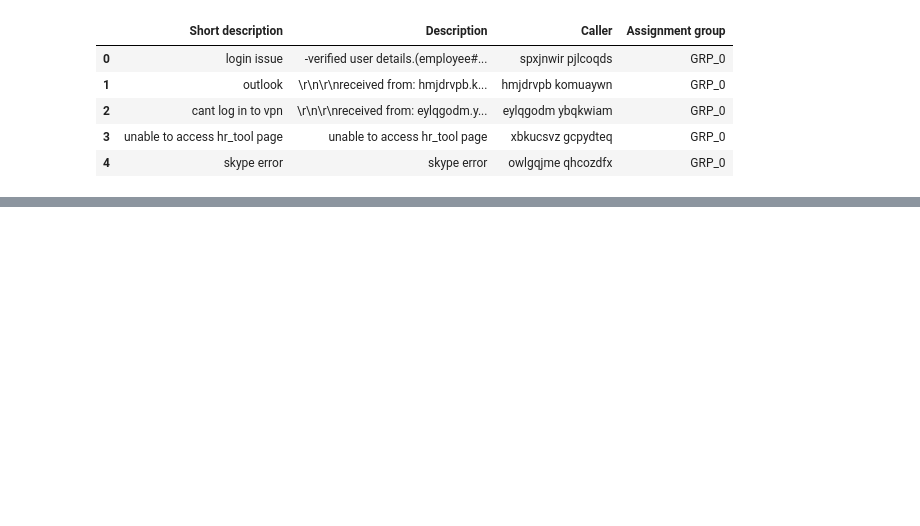
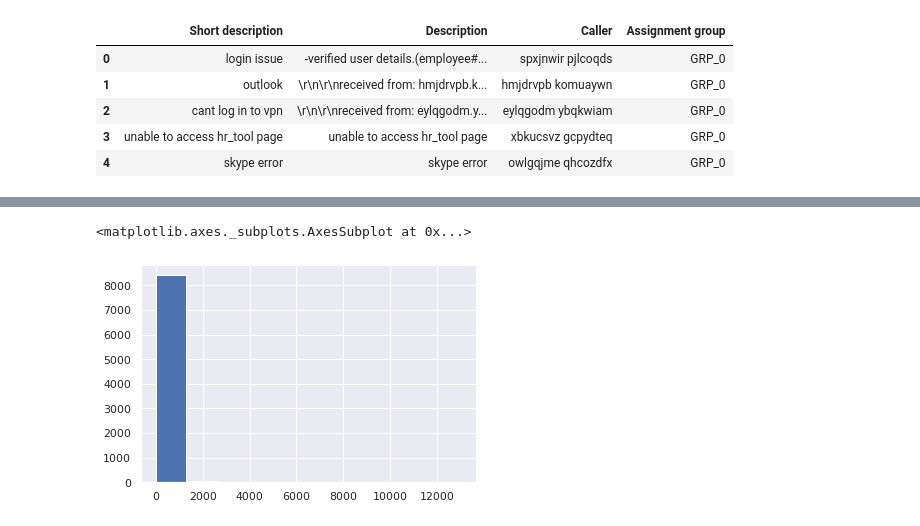
Before and after one commit to ShyamMuralidharan/Automatic-Ticket-Assignment-NLP, a Jupyter notebook: Automatic Ticket Assignment.ipynb, the cells around one changed output, grey strips where cells are left out. Cells and saved outputs as stored; diff of their text form; code cells hidden in the pictures; blank space fills up the shorter version.

```diff
--- a/Automatic Ticket Assignment.ipynb
+++ b/Automatic Ticket Assignment.ipynb
@@ -18,0 +65,5 @@ df.head()
+# %%
+df['Description'].str.len().hist()
+# %% [output]
+<matplotlib.axes._subplots.AxesSubplot at 0x...>
+[figure, added]
```
Also changed, not shown: parts of 32 cells of this notebook.
